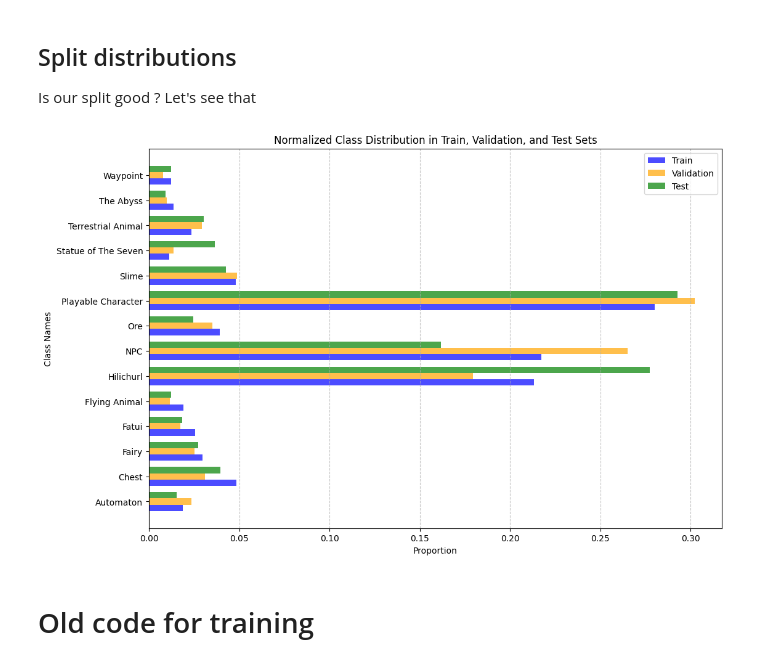
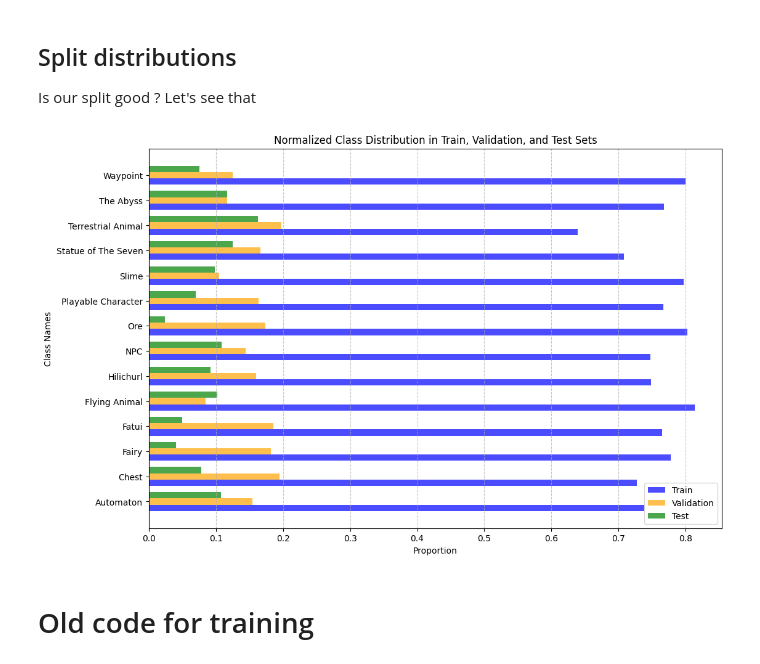
Before and after one commit to baptdes/Genshin-YOLO-Detection, a Jupyter notebook: training_notebook.ipynb, the cells around one changed output. Cells and saved outputs as stored; diff of their text form; code cells hidden in the pictures.

```diff
--- a/training_notebook.ipynb
+++ b/training_notebook.ipynb
@@ -240,38 +310,44 @@ import numpy as np
 def compute_class_densities(file_list):
     subset_df = labels_df.loc[file_list]  # Filter dataset for the split
     class_counts = subset_df.sum(axis=0)  # Get total instances per class
-    total_instances = class_counts.sum()  # Sum across all classes
+    total_instances = labels_df.sum(axis=0)  # Sum across all classes
 
-    return class_counts / total_instances if total_instances > 0 else class_counts  # Normalize
+    class_densities = np.zeros(len(classes))
+    for i in range(len(classes)):
+        if total_instances[i] != 0: # Avoid 0-Div
+            class_densities[i] = class_counts[i] / total_instances[i]
+        else:
+            class_densities[i] = 0
+    return class_densities
 
 # Compute densities for each split
 train_densities = compute_class_densities(train_files)
 val_densities = compute_class_densities(val_files)
 test_densities = compute_class_densities(test_files)
 
 # Create a horizontal bar chart with normalized densities
 y = np.arange(len(classes))  # Class indices
 width = 0.25  # Bar width
 
 plt.figure(figsize=(12, 8))
 
 # Plot the bars horizontally
 plt.barh(y - width, train_densities, height=width, label="Train", color="blue", alpha=0.7)
 plt.barh(y, val_densities, height=width, label="Validation", color="orange", alpha=0.7)
 plt.barh(y + width, test_densities, height=width, label="Test", color="green", alpha=0.7)
 
 # Add labels and title
 plt.ylabel("Class Names")
 plt.xlabel("Proportion")
 plt.title("Normalized Class Distribution in Train, Validation, and Test Sets")
 plt.yticks(ticks=y, labels=classes)  # Set class names on the y-axis
 plt.legend()
 plt.grid(axis="x", linestyle="--", alpha=0.7)
 
 # Show the plot
 plt.show()
 # %% [output]
-[figure, old version]
+[figure, new version]
 # %% [markdown]
 # Old code for training
 # %%
```
Also changed, not shown: parts of 5 cells of this notebook.
